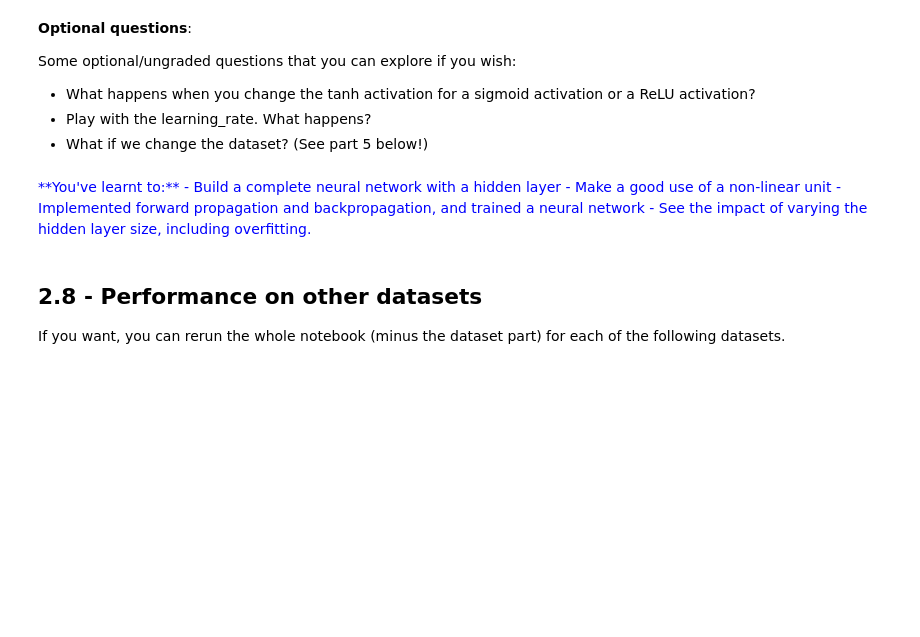
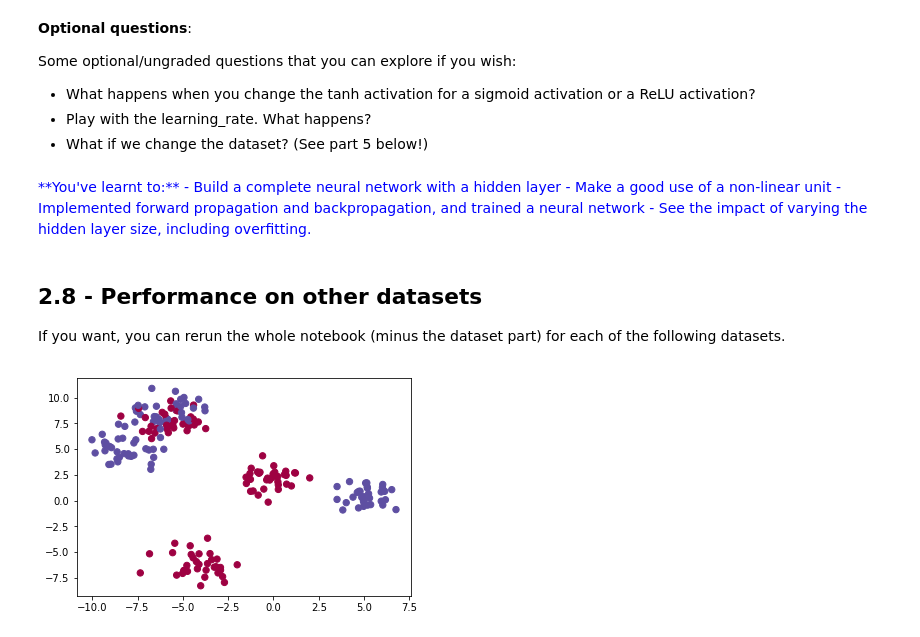
Before and after one commit to CooperComputationalCaucus/ml-tutes, a Jupyter notebook: Week 3/Week_3_P2.ipynb, the cells around one changed output. Saved outputs shown, nothing was run; the diff lists cells and outputs as text; code cells hidden in the pictures; blank space fills up the shorter version.

```diff
--- a/Week 3/Week_3_P2.ipynb
+++ b/Week 3/Week_3_P2.ipynb
@@ -725,22 +820,24 @@ If you want, you can rerun the whole notebook (minus the dataset part) for each
 # %%
 # Datasets
 noisy_circles, noisy_moons, blobs, gaussian_quantiles, no_structure = load_extra_datasets()
 
 datasets = {"noisy_circles": noisy_circles,
             "noisy_moons": noisy_moons,
             "blobs": blobs,
             "gaussian_quantiles": gaussian_quantiles}
 
 ### START CODE HERE ### (choose your dataset)
-dataset = "noisy_moons"
+dataset = "blobs"
 ### END CODE HERE ###
 
 X, Y = datasets[dataset]
 X, Y = X.T, Y.reshape(1, Y.shape[0])
 
 # make blobs binary
 if dataset == "blobs":
     Y = Y%2
 
 # Visualize the data
 plt.scatter(X[0, :], X[1, :], c=Y.ravel(), s=40, cmap=plt.cm.Spectral);
+# %% [output]
+[figure, added]
```
Also changed, not shown: parts of 17 cells of this notebook, 19 other files.
